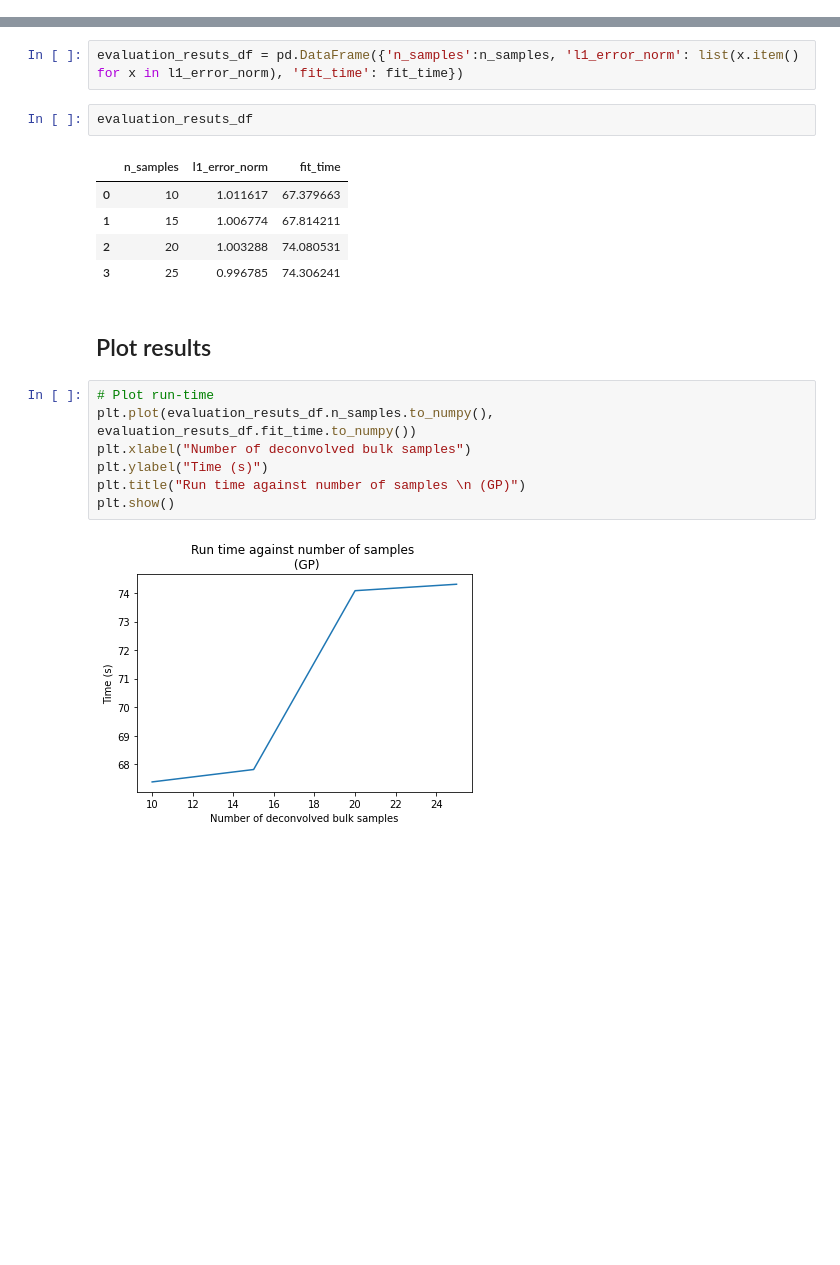
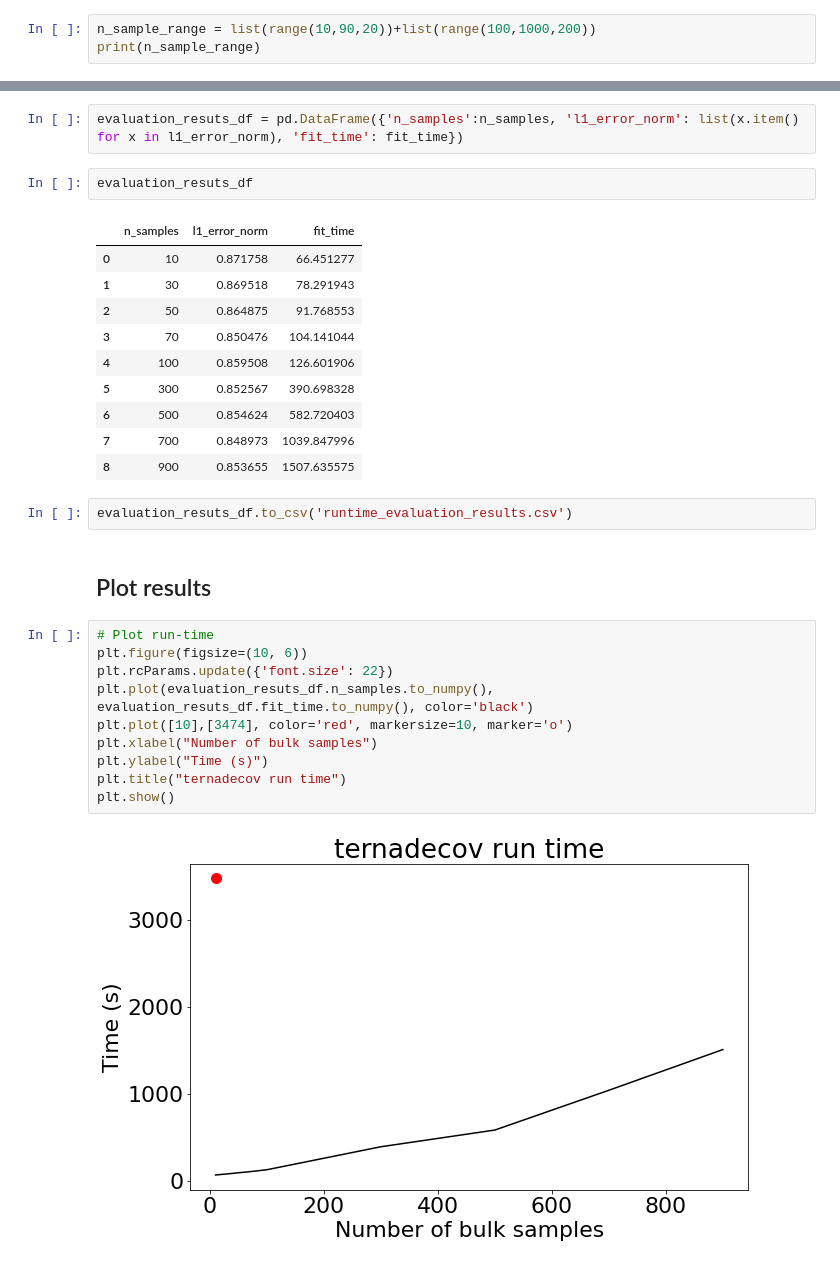
Before and after one commit to broadinstitute/temporal-rna-seq-deconvolution, a Jupyter notebook: notebooks/tutorials/tutorial-evaluate-run-time-gp.ipynb, the cells around one changed output, grey strips where cells are left out. Saved outputs shown, nothing was run; the diff lists cells and outputs as text; blank space fills up the shorter version.

```diff
--- a/notebooks/tutorials/tutorial-evaluate-run-time-gp.ipynb
+++ b/notebooks/tutorials/tutorial-evaluate-run-time-gp.ipynb
@@ -45,3 +45,6 @@ trajectory_coef = sample_trajectories(
     type = 'periodic',
     num_cell_types = ebov_sc_dataset.w_hat_gc.shape[1]
 )
+# %%
+n_sample_range = list(range(10,90,20))+list(range(100,1000,200))
+print(n_sample_range)
@@ -107,18 +136,28 @@ evaluation_resuts_df = pd.DataFrame({'n_samples':n_samples, 'l1_error_norm': lis
 evaluation_resuts_df
 # %% [output]
 |  | n_samples | l1_error_norm | fit_time |
-| 0 | 10 | 1.011617 | 67.379663 |
-| 1 | 15 | 1.006774 | 67.814211 |
-| 2 | 20 | 1.003288 | 74.080531 |
-| 3 | 25 | 0.996785 | 74.306241 |
+| 0 | 10 | 0.871758 | 66.451277 |
+| 1 | 30 | 0.869518 | 78.291943 |
+| 2 | 50 | 0.864875 | 91.768553 |
+| 3 | 70 | 0.850476 | 104.141044 |
+| 4 | 100 | 0.859508 | 126.601906 |
+| 5 | 300 | 0.852567 | 390.698328 |
+| 6 | 500 | 0.854624 | 582.720403 |
+| 7 | 700 | 0.848973 | 1039.847996 |
+| 8 | 900 | 0.853655 | 1507.635575 |
+# %%
+evaluation_resuts_df.to_csv('runtime_evaluation_results.csv')
 # %% [markdown]
 ## Plot results
 # %%
 # Plot run-time
-plt.plot(evaluation_resuts_df.n_samples.to_numpy(), evaluation_resuts_df.fit_time.to_numpy())
-plt.xlabel("Number of deconvolved bulk samples")
+plt.figure(figsize=(10, 6))
+plt.rcParams.update({'font.size': 22})
+plt.plot(evaluation_resuts_df.n_samples.to_numpy(), evaluation_resuts_df.fit_time.to_numpy(), color='black')
+plt.plot([10],[3474], color='red', markersize=10, marker='o')
+plt.xlabel("Number of bulk samples")
 plt.ylabel("Time (s)")
-plt.title("Run time against number of samples \n (GP)")
+plt.title("ternadecov run time")
 plt.show()
 # %% [output]
-[figure, old version]
+[figure, new version]
```
Also changed, not shown: parts of 4 cells of this notebook, 1 other file.
